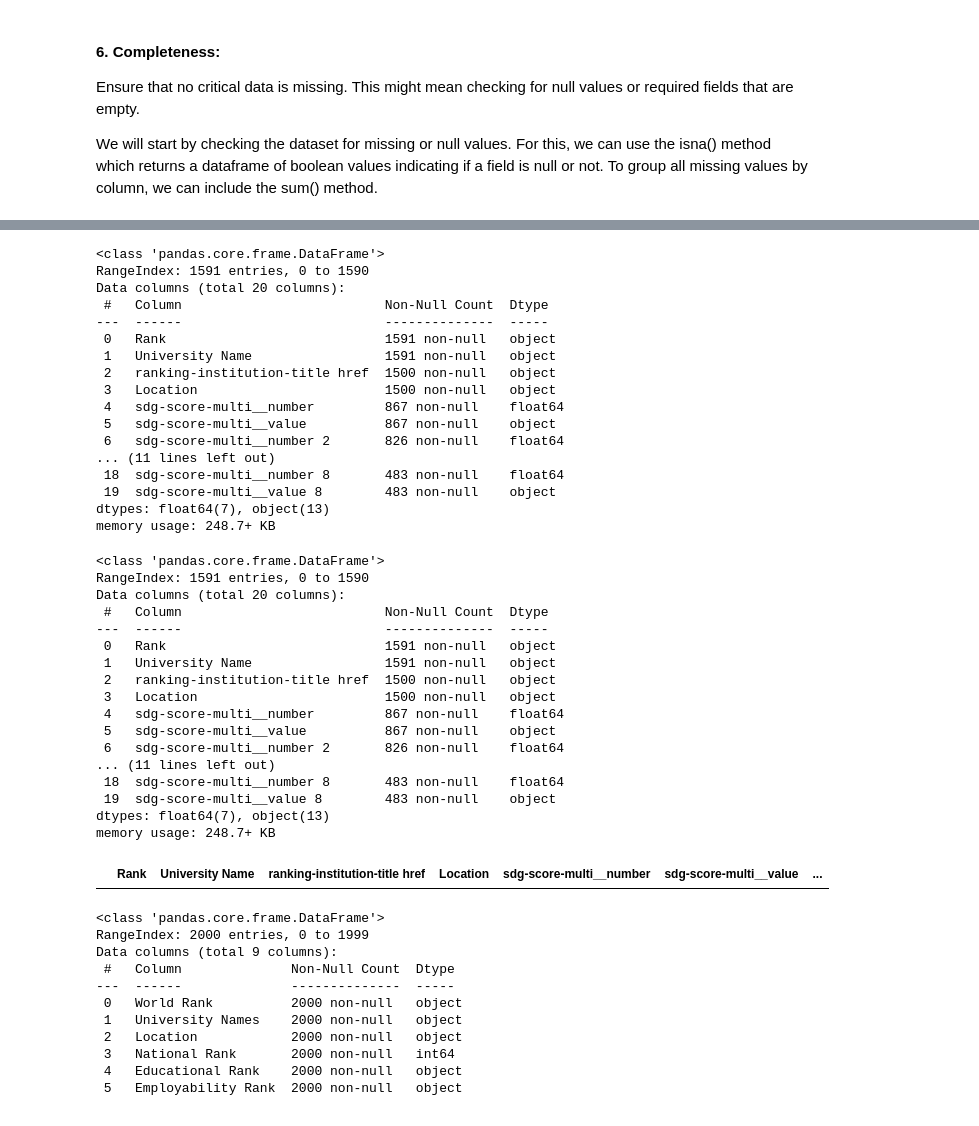
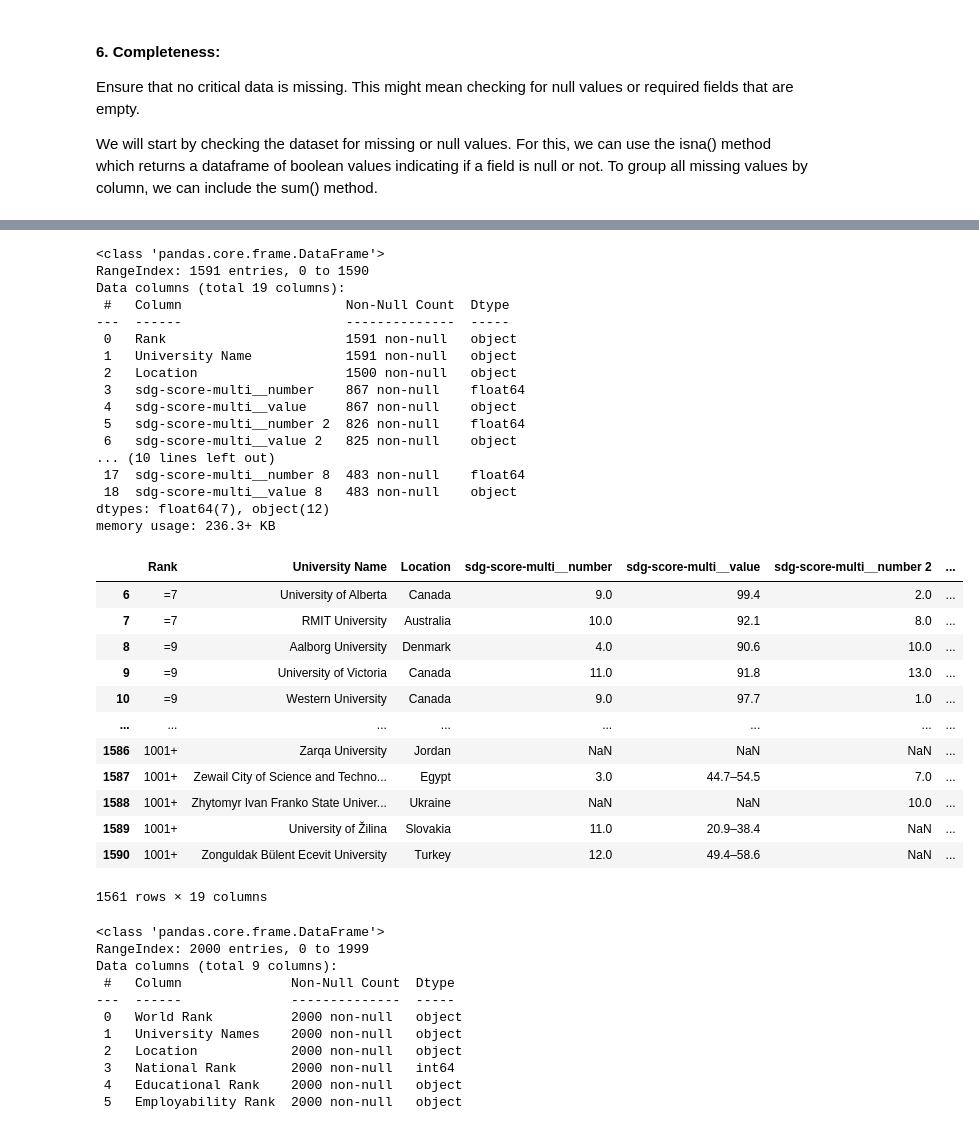
Before and after one commit to Tuwaiq-DS-ML-bootcamp-V-8/Usecase-3-Project-2, a Jupyter notebook: EDA explain template.ipynb, the cells around one changed output, grey strips where cells are left out. Cells and saved outputs as stored; diff of their text form; code cells hidden in the pictures.

```diff
--- a/EDA explain template.ipynb
+++ b/EDA explain template.ipynb
@@ -114,6 +114,8 @@ shanghai_rank.describe() # Numerical columns description
 | 50% | 0.000000 |
 | 75% | 7.500000 |
 | max | 100.000000 |
+# %%
+times_h = pd.read_excel('Times Higher Education.xlsx') #THE
 # %%
 print("Times Higher Education information:-\n")
 times_h.info() # Information about the dataframe
@@ -334,6 +334,6 @@ Assess whether the data is appropriate and applicable for the intended analysis.
 # %%
 # delete all columns will not be relevant for our analysis
 
-shanghai_rank.drop(['LOGO'],,axis=1,inplace=True)  #DELETE LOGO COLUMN
-shanghai_rank.drop(['University Detail'],,axis=1,inplace=True)  #DELET UNIVERSITY DETAILS COLUMN
-times_h.drop(['ranking-institution-title href'],,axis=1,inplace=True)  #DELET ranking-institution-title href COLUMN
+shanghai_rank.drop(['LOGO'],axis=1,inplace=True)  #DELETE LOGO COLUMN
+shanghai_rank.drop(['University Detail '],axis=1,inplace=True)  #DELETE UNIVERSITY DETAILS COLUMN
+times_h.drop(['ranking-institution-title href'],axis=1,inplace=True)  #DELETE ranking-institution-title href COLUMN
@@ -396,50 +426,43 @@ memory usage: 47.0+ KB
-# %%
-times_h.info()
-# %% [output]
-<class 'pandas.core.frame.DataFrame'>
-RangeIndex: 1591 entries, 0 to 1590
-Data columns (total 20 columns):
- #   Column                          Non-Null Count  Dtype
----  ------                          --------------  -----
- 0   Rank                            1591 non-null   object
- 1   University Name                 1591 non-null   object
- 2   ranking-institution-title href  1500 non-null   object
- 3   Location                        1500 non-null   object
- 4   sdg-score-multi__number         867 non-null    float64
- 5   sdg-score-multi__value          867 non-null    object
- 6   sdg-score-multi__number 2       826 non-null    float64
-... (11 lines left out)
- 18  sdg-score-multi__number 8       483 non-null    float64
- 19  sdg-score-multi__value 8        483 non-null    object
-dtypes: float64(7), object(13)
-memory usage: 248.7+ KB
 # %%
 # times_h missing values
 
 times_h.info() # Check for missing values in each column and the data types of the columns
 
 print() # Print an empty line
 
 # Check for non-numeric characters in the column
-times_h[times_h['Rank'].str.contains(r'.*\D.*') | times_h['sdg-score-multi__value'].str.contains(r'.*\D.*')] # Check for non-numeric characters (FAIL)
+
 times_h[times_h['University Name '].str.contains('^![a-zA-Z]+$')] # Check for non-alphabetical characters (PASS)
+times_h[times_h['Rank'].str.contains(r'.*\D.*')]  # times_h['sdg-score-multi__value'].str.contains(r'.*\D.*')] # Check for non-numeric characters (FAIL)
 # %% [output]
 <class 'pandas.core.frame.DataFrame'>
 RangeIndex: 1591 entries, 0 to 1590
-Data columns (total 20 columns):
- #   Column                          Non-Null Count  Dtype
----  ------                          --------------  -----
- 0   Rank                            1591 non-null   object
- 1   University Name                 1591 non-null   object
- 2   ranking-institution-title href  1500 non-null   object
- 3   Location                        1500 non-null   object
- 4   sdg-score-multi__number         867 non-null    float64
- 5   sdg-score-multi__value          867 non-null    object
- 6   sdg-score-multi__number 2       826 non-null    float64
-... (11 lines left out)
- 18  sdg-score-multi__number 8       483 non-null    float64
- 19  sdg-score-multi__value 8        483 non-null    object
-dtypes: float64(7), object(13)
-memory usage: 248.7+ KB
+Data columns (total 19 columns):
+ #   Column                     Non-Null Count  Dtype
+---  ------                     --------------  -----
+ 0   Rank                       1591 non-null   object
+ 1   University Name            1591 non-null   object
+ 2   Location                   1500 non-null   object
+ 3   sdg-score-multi__number    867 non-null    float64
+ 4   sdg-score-multi__value     867 non-null    object
+ 5   sdg-score-multi__number 2  826 non-null    float64
+ 6   sdg-score-multi__value 2   825 non-null    object
+... (10 lines left out)
+ 17  sdg-score-multi__number 8  483 non-null    float64
+ 18  sdg-score-multi__value 8   483 non-null    object
+dtypes: float64(7), object(12)
+memory usage: 236.3+ KB
-|  | Rank | University Name | ranking-institution-title href | Location | sdg-score-multi__number | sdg-score-multi__value | ... |
+|  | Rank | University Name | Location | sdg-score-multi__number | sdg-score-multi__value | sdg-score-multi__number 2 | ... |
+| 6 | =7 | University of Alberta | Canada | 9.0 | 99.4 | 2.0 | ... |
+| 7 | =7 | RMIT University | Australia | 10.0 | 92.1 | 8.0 | ... |
+| 8 | =9 | Aalborg University | Denmark | 4.0 | 90.6 | 10.0 | ... |
+| 9 | =9 | University of Victoria | Canada | 11.0 | 91.8 | 13.0 | ... |
+| 10 | =9 | Western University | Canada | 9.0 | 97.7 | 1.0 | ... |
+| ... | ... | ... | ... | ... | ... | ... | ... |
+| 1586 | 1001+ | Zarqa University | Jordan | NaN | NaN | NaN | ... |
+| 1587 | 1001+ | Zewail City of Science and Techno... | Egypt | 3.0 | 44.7–54.5 | 7.0 | ... |
+| 1588 | 1001+ | Zhytomyr Ivan Franko State Univer... | Ukraine | NaN | NaN | 10.0 | ... |
+| 1589 | 1001+ | University of Žilina | Slovakia | 11.0 | 20.9–38.4 | NaN | ... |
+| 1590 | 1001+ | Zonguldak Bülent Ecevit University | Turkey | 12.0 | 49.4–58.6 | NaN | ... |
+1561 rows × 19 columns
 # %%
```
Also changed, not shown: parts of 73 cells of this notebook, 1 other file.
